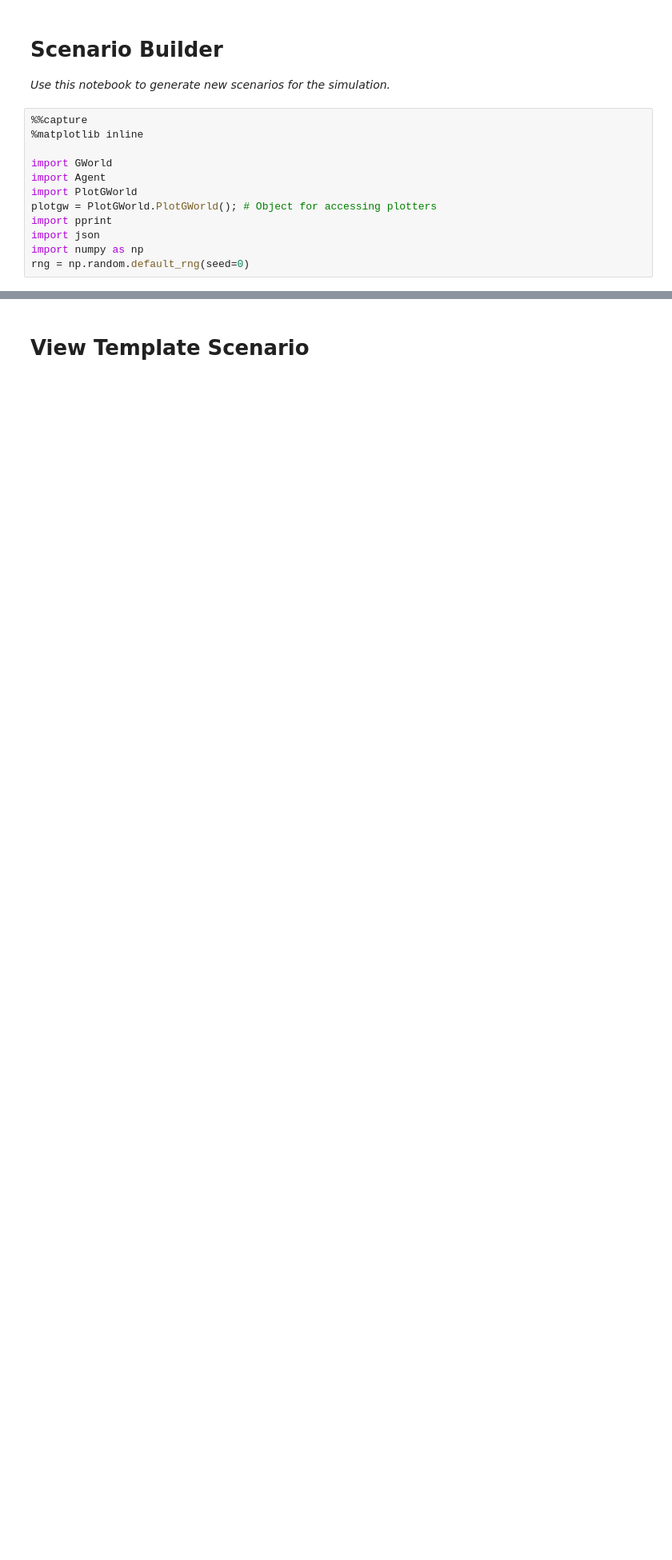
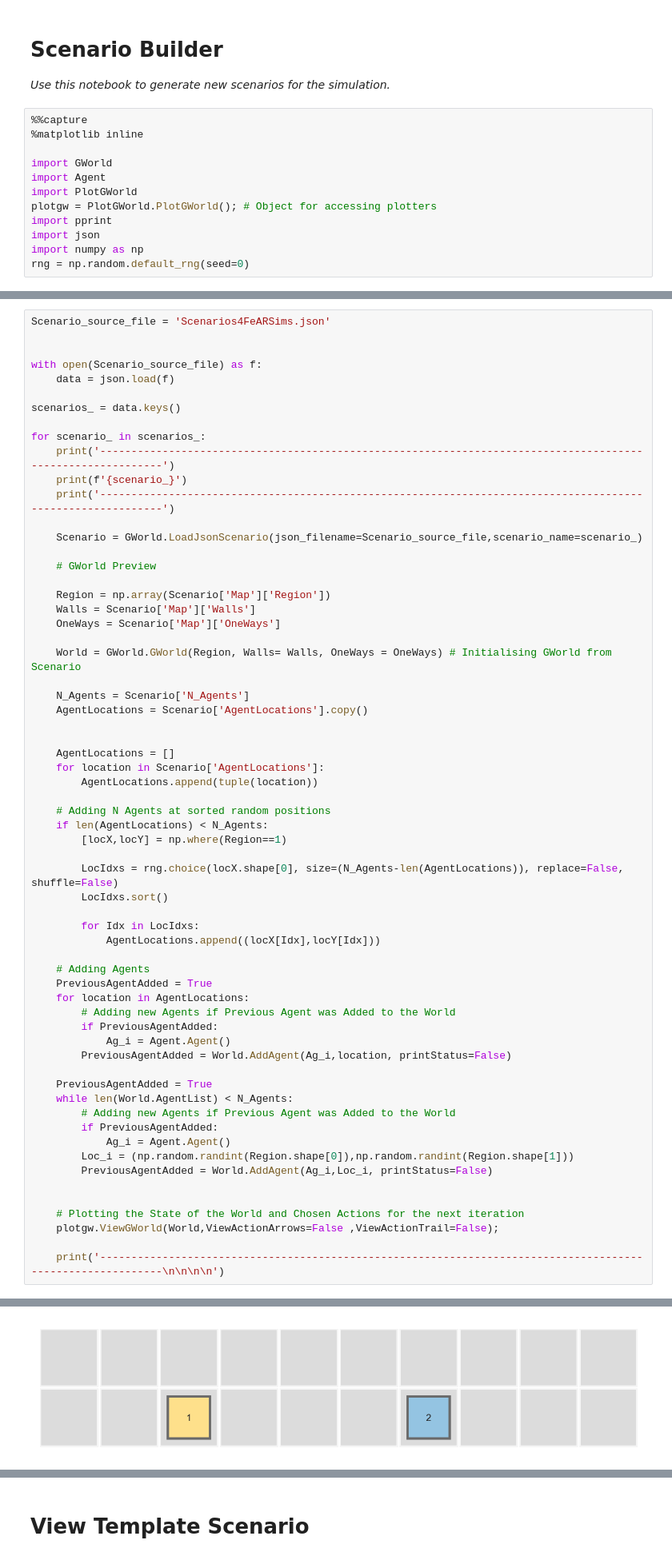
Before and after one commit to DAI-Lab-HERALD/FeAR, a Jupyter notebook: ScenarioBuilder.ipynb, the cells around one changed output, grey strips where cells are left out. Shown: that part at 80% size. Saved outputs shown, nothing was run; the diff lists cells and outputs as text; blank space fills up the shorter version.

Commit message:
Preview existing scenarios in Scenario Builder.

```diff
--- a/ScenarioBuilder.ipynb
+++ b/ScenarioBuilder.ipynb
@@ -15,0 +18,64 @@ rng = np.random.default_rng(seed=0)
+# %%
+Scenario_source_file = 'Scenarios4FeARSims.json'
+
+
+with open(Scenario_source_file) as f:
+    data = json.load(f)
+
+scenarios_ = data.keys()
+
+for scenario_ in scenarios_:
+    print('------------------------------------------------------------------------------------------------------------')
+    print(f'{scenario_}')
+    print('------------------------------------------------------------------------------------------------------------')
+
+    Scenario = GWorld.LoadJsonScenario(json_filename=Scenario_source_file,scenario_name=scenario_)
+
+    # GWorld Preview
+
+    Region = np.array(Scenario['Map']['Region'])
+    Walls = Scenario['Map']['Walls']
+    OneWays = Scenario['Map']['OneWays']
+
+    World = GWorld.GWorld(Region, Walls= Walls, OneWays = OneWays) # Initialising GWorld from Scenario
+
+    N_Agents = Scenario['N_Agents']
+    AgentLocations = Scenario['AgentLocations'].copy()
+
+
+    AgentLocations = []
+    for location in Scenario['AgentLocations']:
+        AgentLocations.append(tuple(location))
+
+    # Adding N Agents at sorted random positions
+    if len(AgentLocations) < N_Agents:
+        [locX,locY] = np.where(Region==1)
+
+        LocIdxs = rng.choice(locX.shape[0], size=(N_Agents-len(AgentLocations)), replace=False, shuffle=False)
+        LocIdxs.sort()
+
+        for Idx in LocIdxs:
+            AgentLocations.append((locX[Idx],locY[Idx]))
+
+    # Adding Agents
+    PreviousAgentAdded = True
+    for location in AgentLocations:
+        # Adding new Agents if Previous Agent was Added to the World
+        if PreviousAgentAdded:
+            Ag_i = Agent.Agent()
+        PreviousAgentAdded = World.AddAgent(Ag_i,location, printStatus=False)
+
+    PreviousAgentAdded = True
+    while len(World.AgentList) < N_Agents:
+        # Adding new Agents if Previous Agent was Added to the World
+        if PreviousAgentAdded:
+            Ag_i = Agent.Agent()
+        Loc_i = (np.random.randint(Region.shape[0]),np.random.randint(Region.shape[1]))
+        PreviousAgentAdded = World.AddAgent(Ag_i,Loc_i, printStatus=False)
+
+
+    # Plotting the State of the World and Chosen Actions for the next iteration
+    plotgw.ViewGWorld(World,ViewActionArrows=False ,ViewActionTrail=False);
+
+    print('------------------------------------------------------------------------------------------------------------\n\n\n\n')
+# %% [output]
@@ -15,0 +85 @@ rng = np.random.default_rng(seed=0)
+[figure, added]
```
Also changed, not shown: parts of 9 cells of this notebook.
